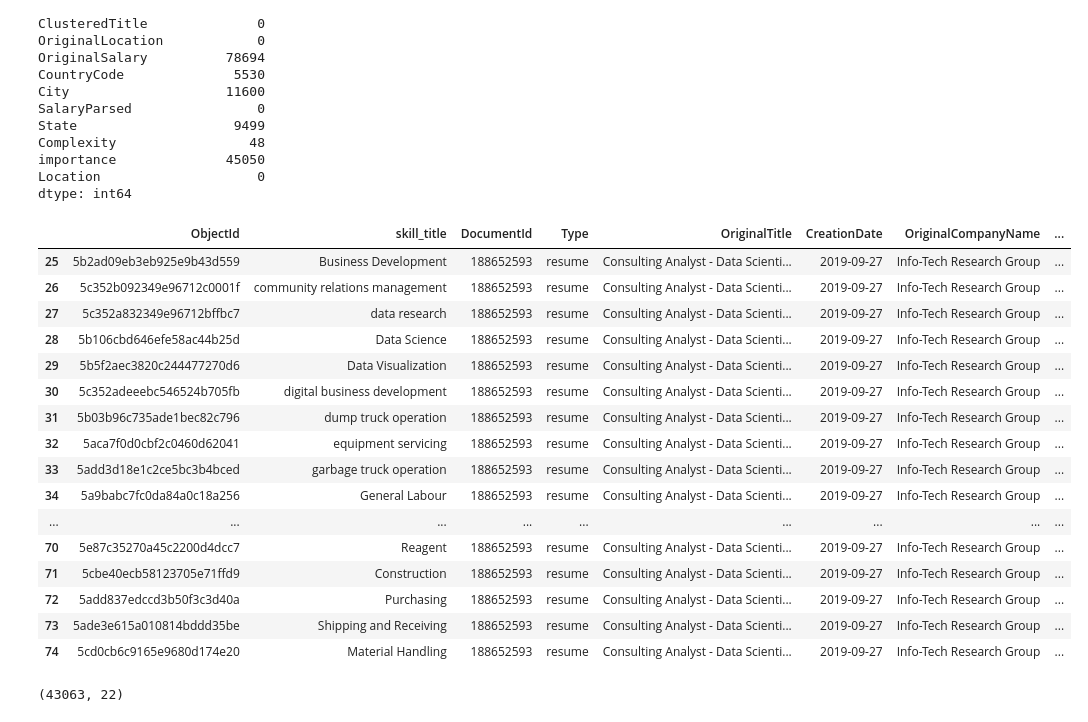
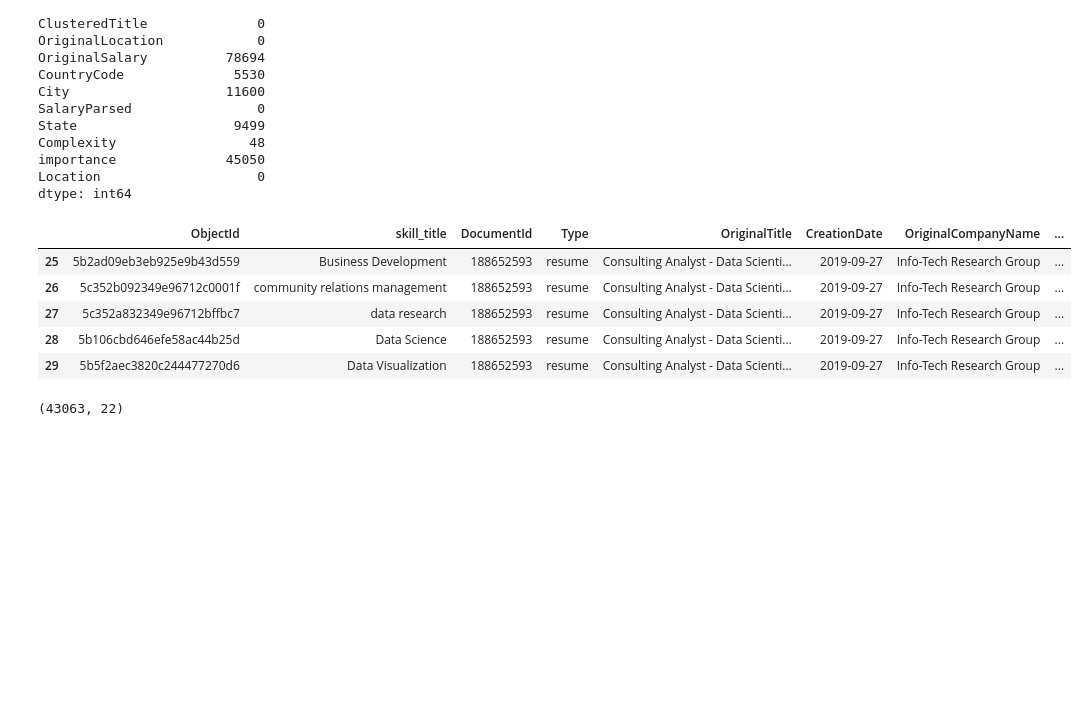
Before and after one commit to obeabi/Assignments, a Jupyter notebook: SkyHive.ipynb, the cells around one changed output. Drawn from its saved outputs; the diff is of its cells as text; code cells hidden in the pictures; blank space fills up the shorter version.

```diff
--- a/SkyHive.ipynb
+++ b/SkyHive.ipynb
@@ -128,31 +132,20 @@ dtype: int64
 # %%
 df2 = df[df['Location'].str.strip().str.contains('MI')]
 df2 = df2.replace('\n','', regex=True)
-df2['Time'] = pd.to_datetime(df2['CreationDate'])
+#df2['Time'] = pd.to_datetime(df2['CreationDate'])
+df2['Time'] = df['CreationDate'].dt.strftime('%m/%d/%Y')
 df2['year'] = pd.DatetimeIndex(df2['CreationDate']).year
 df2['month'] = pd.DatetimeIndex(df2['CreationDate']).month_name()
-# Decode dataframe in Python
-#df2['Salary_decoded'] = map(lambda x: x.decode(encoding = 'UTF-8',errors = 'strict'), df2['SalaryParsed'])
 
-df2.head(50)
+
+df2.head(5)
 # %% [output]
 |  | ObjectId | skill_title | DocumentId | Type | OriginalTitle | CreationDate | OriginalCompanyName | ... |
 | 25 | 5b2ad09eb3eb925e9b43d559 | Business Development | 188652593 | resume | Consulting Analyst - Data Scienti... | 2019-09-27 | Info-Tech Research Group | ... |
 | 26 | 5c352b092349e96712c0001f | community relations management | 188652593 | resume | Consulting Analyst - Data Scienti... | 2019-09-27 | Info-Tech Research Group | ... |
 | 27 | 5c352a832349e96712bffbc7 | data research | 188652593 | resume | Consulting Analyst - Data Scienti... | 2019-09-27 | Info-Tech Research Group | ... |
 | 28 | 5b106cbd646efe58ac44b25d | Data Science | 188652593 | resume | Consulting Analyst - Data Scienti... | 2019-09-27 | Info-Tech Research Group | ... |
 | 29 | 5b5f2aec3820c244477270d6 | Data Visualization | 188652593 | resume | Consulting Analyst - Data Scienti... | 2019-09-27 | Info-Tech Research Group | ... |
-| 30 | 5c352adeeebc546524b705fb | digital business development | 188652593 | resume | Consulting Analyst - Data Scienti... | 2019-09-27 | Info-Tech Research Group | ... |
-| 31 | 5b03b96c735ade1bec82c796 | dump truck operation | 188652593 | resume | Consulting Analyst - Data Scienti... | 2019-09-27 | Info-Tech Research Group | ... |
-| 32 | 5aca7f0d0cbf2c0460d62041 | equipment servicing | 188652593 | resume | Consulting Analyst - Data Scienti... | 2019-09-27 | Info-Tech Research Group | ... |
-| 33 | 5add3d18e1c2ce5bc3b4bced | garbage truck operation | 188652593 | resume | Consulting Analyst - Data Scienti... | 2019-09-27 | Info-Tech Research Group | ... |
-| 34 | 5a9babc7fc0da84a0c18a256 | General Labour | 188652593 | resume | Consulting Analyst - Data Scienti... | 2019-09-27 | Info-Tech Research Group | ... |
-| ... | ... | ... | ... | ... | ... | ... | ... | ... |
-| 70 | 5e87c35270a45c2200d4dcc7 | Reagent | 188652593 | resume | Consulting Analyst - Data Scienti... | 2019-09-27 | Info-Tech Research Group | ... |
-| 71 | 5cbe40ecb58123705e71ffd9 | Construction | 188652593 | resume | Consulting Analyst - Data Scienti... | 2019-09-27 | Info-Tech Research Group | ... |
-| 72 | 5add837edccd3b50f3c3d40a | Purchasing | 188652593 | resume | Consulting Analyst - Data Scienti... | 2019-09-27 | Info-Tech Research Group | ... |
-| 73 | 5ade3e615a010814bddd35be | Shipping and Receiving | 188652593 | resume | Consulting Analyst - Data Scienti... | 2019-09-27 | Info-Tech Research Group | ... |
-| 74 | 5cd0cb6c9165e9680d174e20 | Material Handling | 188652593 | resume | Consulting Analyst - Data Scienti... | 2019-09-27 | Info-Tech Research Group | ... |
 # %%
 df2.shape
 # %% [output]
```
Also changed, not shown: parts of 31 cells of this notebook.
